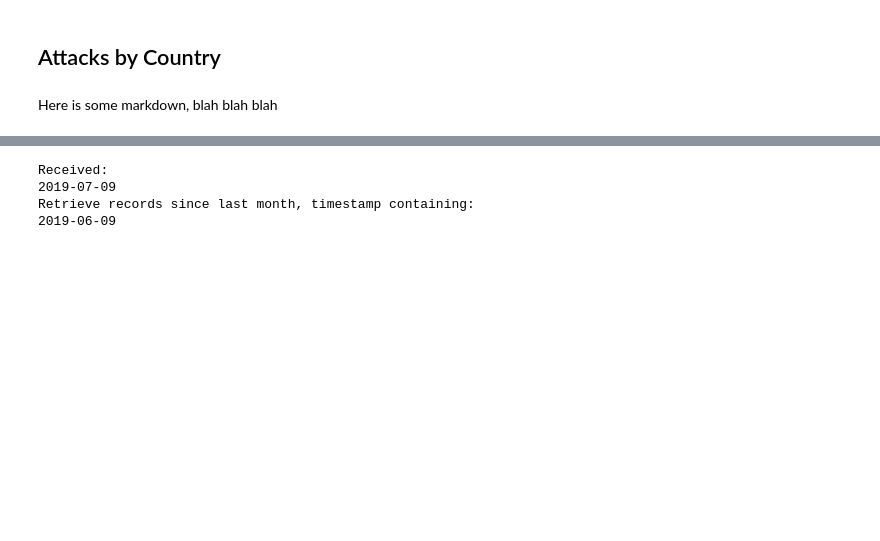
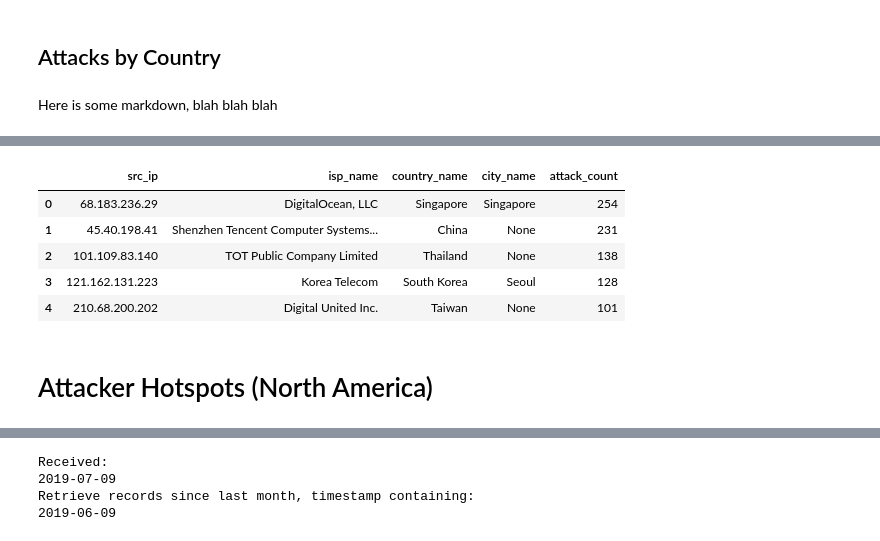
Before and after one commit to ranguli/ip, a Jupyter notebook: IP.ipynb, the cells around one changed output, grey strips where cells are left out. Cells and saved outputs as stored; diff of their text form; code cells hidden in the pictures; blank space fills up the shorter version.

```diff
--- a/IP.ipynb
+++ b/IP.ipynb
@@ -123,0 +209,12 @@ plt.show()
+# %%
+data = pd.read_sql_query("SELECT * FROM attackers WHERE continent_code='Asia'" , conn)[['src_ip','isp_name','country_name','city_name','attack_count']]
+data.head()
+# %% [output]
+|  | src_ip | isp_name | country_name | city_name | attack_count |
+| 0 | 68.183.236.29 | DigitalOcean, LLC | Singapore | Singapore | 254 |
+| 1 | 45.40.198.41 | Shenzhen Tencent Computer Systems... | China | None | 231 |
+| 2 | 101.109.83.140 | TOT Public Company Limited | Thailand | None | 138 |
+| 3 | 121.162.131.223 | Korea Telecom | South Korea | Seoul | 128 |
+| 4 | 210.68.200.202 | Digital United Inc. | Taiwan | None | 101 |
+# %% [markdown]
+# Attacker Hotspots (North America)
```
Also changed, not shown: parts of 14 cells of this notebook, 5 other files.
